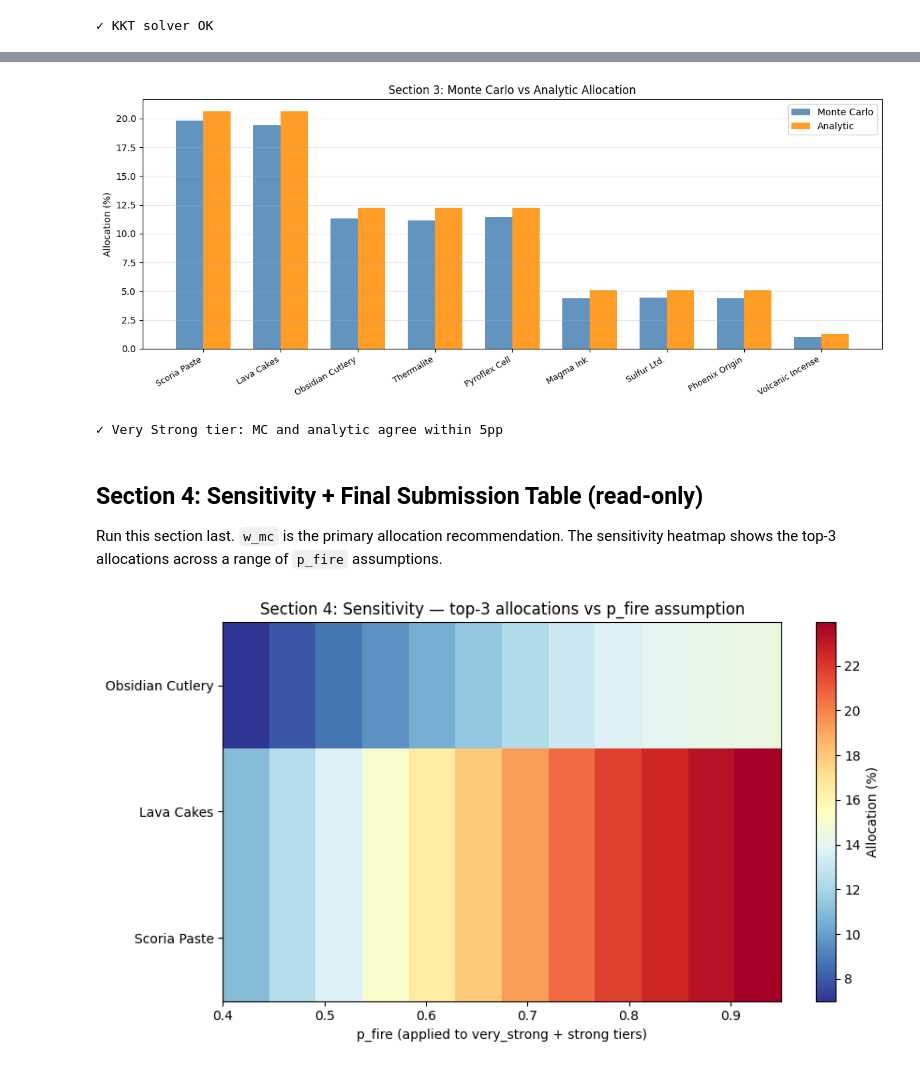
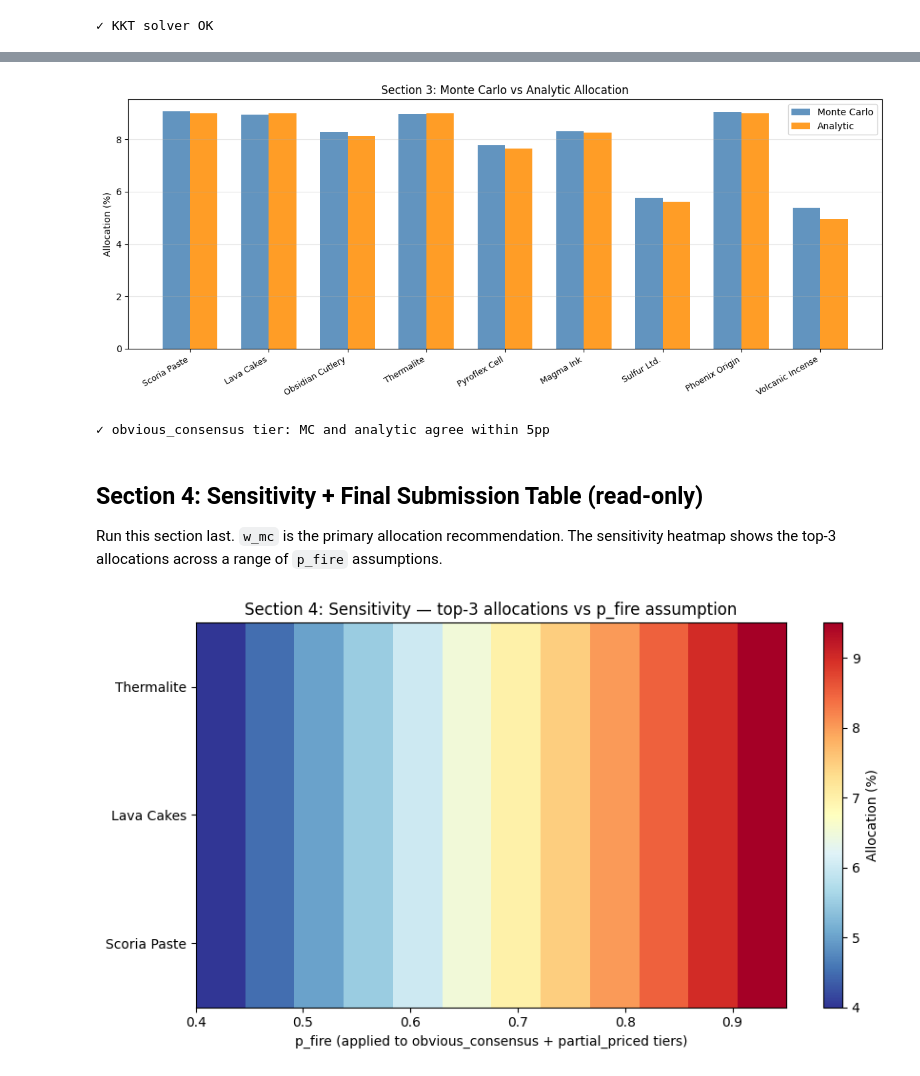
Before and after one commit to Ape108/IMC-Prosperity-4, a Jupyter notebook: manual/r5/manual.ipynb, the cells around one changed output, grey strips where cells are left out. Saved outputs shown, nothing was run; the diff lists cells and outputs as text; code cells hidden in the pictures.

```diff
--- a/manual/r5/manual.ipynb
+++ b/manual/r5/manual.ipynb
@@ -32,17 +45,22 @@ TIERS: dict[str, dict] = {
 }
 # %%
 # direction: +1 = BUY, -1 = SELL
-# effective_return = direction * price_move — always ≥ 0 when signal fires correctly
+# effective_return = direction * price_move (>= 0 when signal fires correctly)
+# Tiers reflect post-crowd realized-return distributions; see TIERS above.
+#
+# Direction flips vs. naive headline read:
+#   - Obsidian Cutlery: SELL -> BUY (supply-shock contrarian; halt tightens supply)
+#   - Volcanic Incense: BUY -> SELL (exhausted-pump contrarian; "sudden surge" past tense)
 PRODUCTS: list[dict] = [
-    {"name": "Scoria Paste",     "direction": +1, "tier": "very_strong"},
-    {"name": "Lava Cakes",       "direction": -1, "tier": "very_strong"},
-    {"name": "Obsidian Cutlery", "direction": -1, "tier": "strong"},
-    {"name": "Thermalite",       "direction": +1, "tier": "strong"},
-    {"name": "Pyroflex Cell",    "direction": -1, "tier": "strong"},
-    {"name": "Magma Ink",        "direction": +1, "tier": "moderate"},
-    {"name": "Sulfur Ltd.",      "direction": +1, "tier": "moderate"},
-    {"name": "Phoenix Origin",   "direction": -1, "tier": "moderate"},
-    {"name": "Volcanic Incense", "direction": +1, "tier": "moderate_low"},
+    {"name": "Scoria Paste",     "direction": +1, "tier": "obvious_consensus"},
+    {"name": "Lava Cakes",       "direction": -1, "tier": "obvious_consensus"},
+    {"name": "Obsidian Cutlery", "direction": +1, "tier": "ambiguous_contrarian"},
+    {"name": "Thermalite",       "direction": +1, "tier": "obvious_consensus"},
+    {"name": "Pyroflex Cell",    "direction": -1, "tier": "partial_priced"},
+    {"name": "Magma Ink",        "direction": +1, "tier": "subtle_signal"},
+    {"name": "Sulfur Ltd.",      "direction": +1, "tier": "sulfur_indirect"},
+    {"name": "Phoenix Origin",   "direction": -1, "tier": "obvious_consensus"},
+    {"name": "Volcanic Incense", "direction": -1, "tier": "exhausted_pump"},
 ]
 NAMES = [p["name"] for p in PRODUCTS]
 N = len(PRODUCTS)  # 9
@@ -245,17 +263,17 @@ ax.grid(True, axis="y", alpha=0.3)
 plt.tight_layout()
 plt.show()
 
-# Cross-check: very_strong tier products should agree within 5pp
+# Cross-check: obvious_consensus tier products should agree within 5pp (highest-confidence signals)
 for j, prod in enumerate(PRODUCTS):
-    if prod["tier"] == "very_strong":
+    if prod["tier"] == "obvious_consensus":
         diff = abs(w_mc[j] - w_analytic[j]) * 100
         assert diff < 5.0, \
             f"{prod['name']}: MC={w_mc[j]*100:.1f}% vs analytic={w_analytic[j]*100:.1f}% — diff={diff:.1f}pp > 5pp"
 
-print("✓ Very Strong tier: MC and analytic agree within 5pp")
+print("✓ obvious_consensus tier: MC and analytic agree within 5pp")
 # %% [output]
-[figure, old version]
+[figure, new version]
-✓ Very Strong tier: MC and analytic agree within 5pp
+✓ obvious_consensus tier: MC and analytic agree within 5pp
 # %% [markdown]
 ## Section 4: Sensitivity + Final Submission Table (read-only)
 
@@ -263,37 +281,39 @@ Run this section last. `w_mc` is the primary allocation recommendation. The sens
 # %%
 # Derive top-3 from analytic allocations — stays correct if PRODUCTS is reordered
 top3_idx = list(np.argsort(-w_analytic)[:3])
 top3_names = [NAMES[i] for i in top3_idx]
 p_fire_grid = np.arange(0.40, 0.96, 0.05)
 sensitivity = np.zeros((len(p_fire_grid), len(top3_idx)))
 
+# Sweep p_fire on the dominant beauty-contest tier (most products + highest-confidence)
+SWEEP_TIERS = ("obvious_consensus", "partial_priced")
+
 for i, pf_val in enumerate(p_fire_grid):
-    # Temporarily override p_fire for very_strong and strong tiers
     modified_tiers = {k: dict(v) for k, v in TIERS.items()}
-    modified_tiers["very_strong"]["p_fire"] = pf_val
-    modified_tiers["strong"]["p_fire"] = pf_val  # sweep both simultaneously
+    for tier_name in SWEEP_TIERS:
+        modified_tiers[tier_name]["p_fire"] = pf_val
 
     r_mod = np.array([
         modified_tiers[p["tier"]]["p_fire"] * modified_tiers[p["tier"]]["mu"]
         for p in PRODUCTS
     ])
     w_mod = solve_kkt(r_mod)
     for col, idx in enumerate(top3_idx):
         sensitivity[i, col] = w_mod[idx] * 100
 
 fig, ax = plt.subplots(figsize=(9, 5))
 im = ax.imshow(sensitivity.T, aspect="auto", origin="lower",
                extent=[p_fire_grid[0], p_fire_grid[-1], -0.5, len(top3_idx)-0.5],
                cmap="RdYlBu_r")
 plt.colorbar(im, ax=ax, label="Allocation (%)")
 ax.set_yticks(range(len(top3_idx)))
 ax.set_yticklabels([NAMES[idx] for idx in top3_idx])
-ax.set_xlabel("p_fire (applied to very_strong + strong tiers)")
+ax.set_xlabel(f"p_fire (applied to {' + '.join(SWEEP_TIERS)} tiers)")
 ax.set_title("Section 4: Sensitivity — top-3 allocations vs p_fire assumption")
 plt.tight_layout()
 plt.show()
 # %% [output]
-[figure, old version]
+[figure, new version]
 # %%
 fee_per_product = (w_mc ** 2) * BUDGET  # quadratic fee per product
 total_fee = fee_per_product.sum()
```
Also changed, not shown: parts of 7 cells of this notebook, 1 other file.
